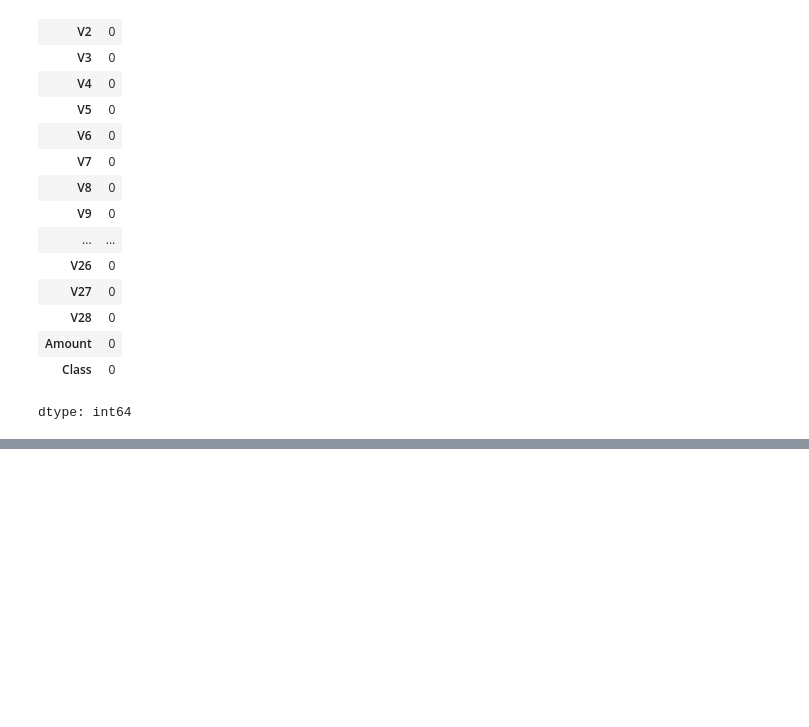
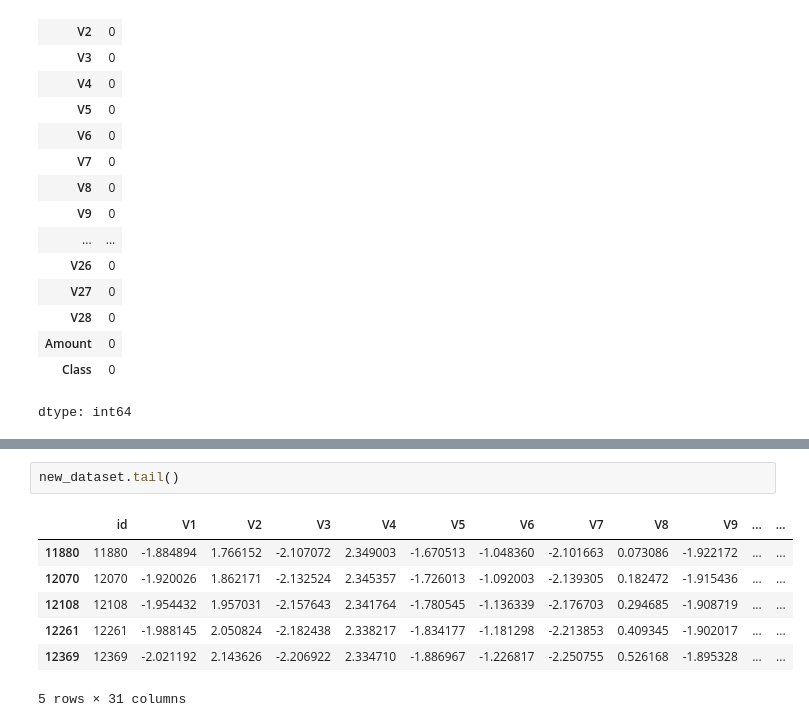
Before and after one commit to Deeprajanand/Credit_Card_Fraud_Detection, a Jupyter notebook: CreditCardFraudDetection.ipynb, the cells around one changed output, grey strips where cells are left out. Drawn from its saved outputs; the diff is of its cells as text; blank space fills up the shorter version.

```diff
--- a/CreditCardFraudDetection.ipynb
+++ b/CreditCardFraudDetection.ipynb
@@ -75,0 +154,10 @@ dtype: int64
+# %%
+new_dataset.tail()
+# %% [output]
+|  | id | V1 | V2 | V3 | V4 | V5 | V6 | V7 | V8 | V9 | ... | ... |
+| 11880 | 11880 | -1.884894 | 1.766152 | -2.107072 | 2.349003 | -1.670513 | -1.048360 | -2.101663 | 0.073086 | -1.922172 | ... | ... |
+| 12070 | 12070 | -1.920026 | 1.862171 | -2.132524 | 2.345357 | -1.726013 | -1.092003 | -2.139305 | 0.182472 | -1.915436 | ... | ... |
+| 12108 | 12108 | -1.954432 | 1.957031 | -2.157643 | 2.341764 | -1.780545 | -1.136339 | -2.176703 | 0.294685 | -1.908719 | ... | ... |
+| 12261 | 12261 | -1.988145 | 2.050824 | -2.182438 | 2.338217 | -1.834177 | -1.181298 | -2.213853 | 0.409345 | -1.902017 | ... | ... |
+| 12369 | 12369 | -2.021192 | 2.143626 | -2.206922 | 2.334710 | -1.886967 | -1.226817 | -2.250755 | 0.526168 | -1.895328 | ... | ... |
+5 rows × 31 columns
```
Also changed, not shown: parts of 32 cells of this notebook.
